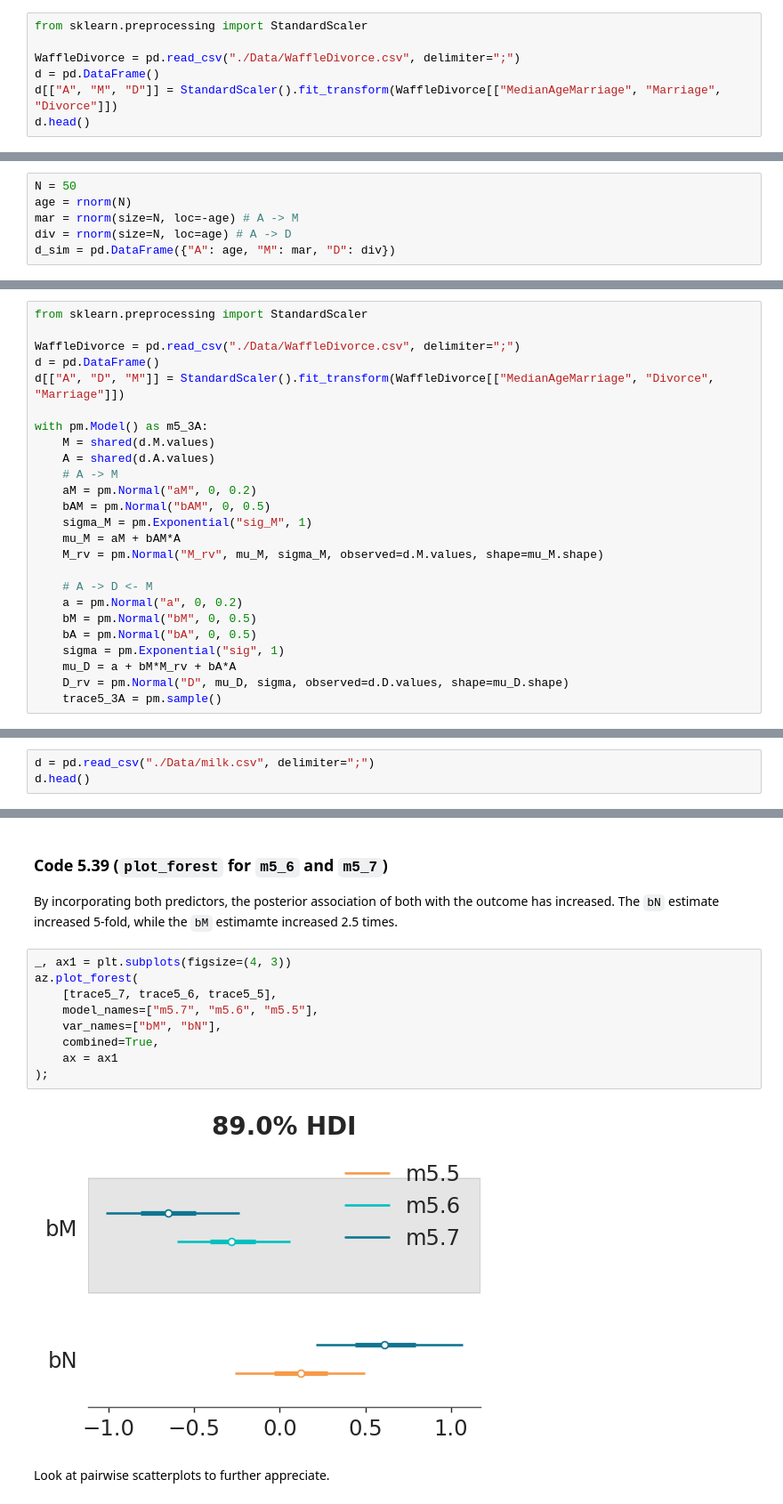
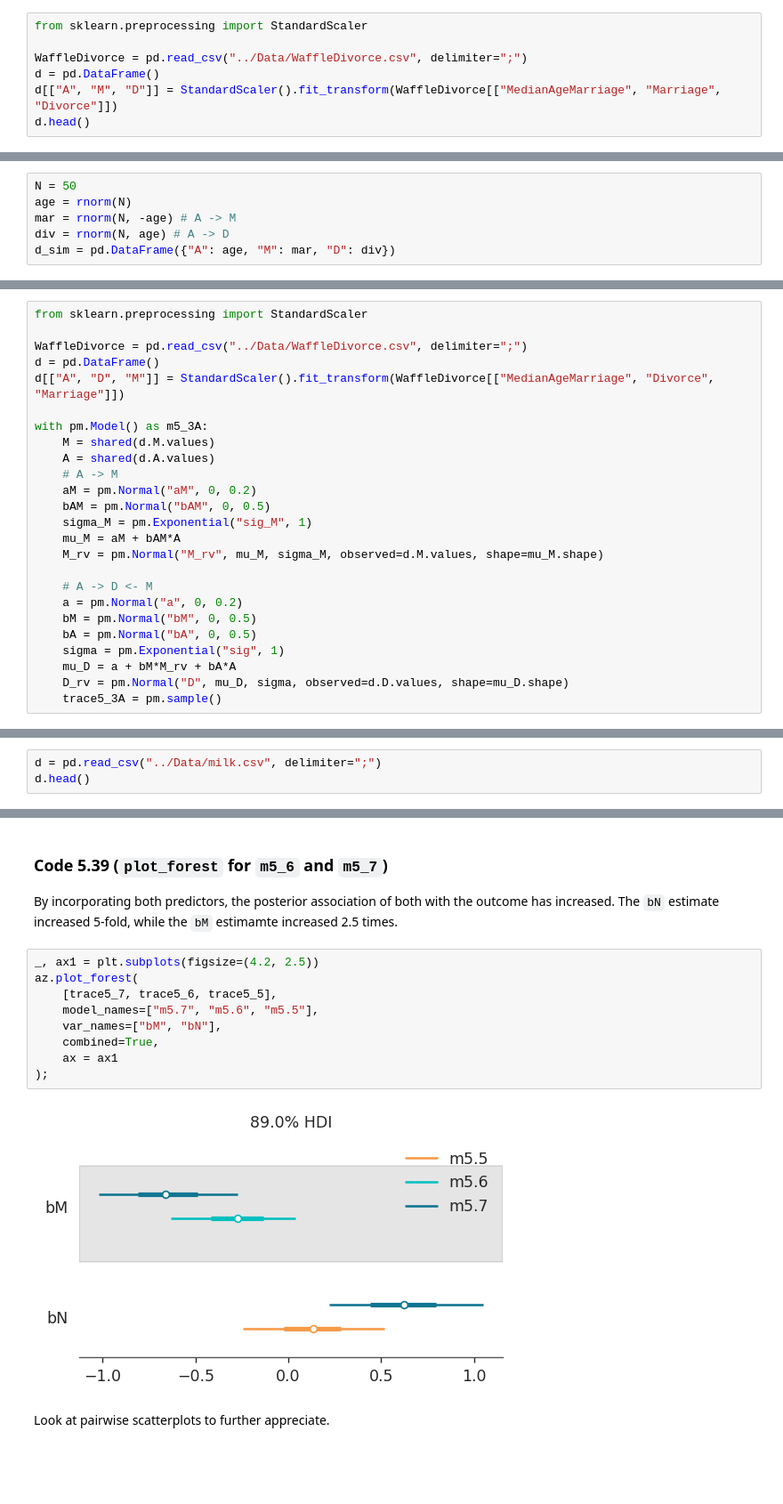
Before and after one commit to jaredxfeng/rethinking, a Jupyter notebook: notebooks/ch5_multReg.ipynb, the cells around one changed output, grey strips where cells are left out. Shown at 89% size. Drawn from its saved outputs; the diff is of its cells as text; blank space fills up the shorter version.

```diff
--- a/notebooks/ch5_multReg.ipynb
+++ b/notebooks/ch5_multReg.ipynb
@@ -70,7 +43,7 @@ Each data point represents a state. We care about the median age at marriage, ma
 # %%
 from sklearn.preprocessing import StandardScaler
 
-WaffleDivorce = pd.read_csv("./Data/WaffleDivorce.csv", delimiter=";")
+WaffleDivorce = pd.read_csv("../Data/WaffleDivorce.csv", delimiter=";")
 d = pd.DataFrame()
 d[["A", "M", "D"]] = StandardScaler().fit_transform(WaffleDivorce[["MedianAgeMarriage", "Marriage", "Divorce"]])
 d.head()
@@ -283,8 +256,8 @@ Overthinking: simulating the divorce example (spurious association)
 # %%
 N = 50
 age = rnorm(N)
-mar = rnorm(size=N, loc=-age) # A -> M
-div = rnorm(size=N, loc=age) # A -> D
+mar = rnorm(N, -age) # A -> M
+div = rnorm(N, age) # A -> D
 d_sim = pd.DataFrame({"A": age, "M": mar, "D": div})
 # %%
 with pm.Model() as m5_1_sim:
@@ -472,7 +445,7 @@ dag5_1.show();
 # %%
 from sklearn.preprocessing import StandardScaler
 
-WaffleDivorce = pd.read_csv("./Data/WaffleDivorce.csv", delimiter=";")
+WaffleDivorce = pd.read_csv("../Data/WaffleDivorce.csv", delimiter=";")
 d = pd.DataFrame()
 d[["A", "D", "M"]] = StandardScaler().fit_transform(WaffleDivorce[["MedianAgeMarriage", "Divorce", "Marriage"]])
 
@@ -588,7 +561,7 @@ Now we're gonna look at the composition of milk across primate species, and try
 # %% [markdown]
 ### Code 5.27 (read milk data)
 # %%
-d = pd.read_csv("./Data/milk.csv", delimiter=";")
+d = pd.read_csv("../Data/milk.csv", delimiter=";")
 d.head()
 # %% [output]
 |  | clade | species | kcal.per.g | perc.fat | perc.protein | perc.lactose | mass | neocortex.perc |
@@ -828,16 +801,16 @@ Sampling 4 chains for 1_000 tune and 1_000 draw iterations (4_000 + 4_000 draws
 
 By incorporating both predictors, the posterior association of both with the outcome has increased. The `bN` estimate increased 5-fold, while the `bM` estimamte increased 2.5 times.
 # %%
-_, ax1 = plt.subplots(figsize=(4, 3))
+_, ax1 = plt.subplots(figsize=(4.2, 2.5))
 az.plot_forest(
     [trace5_7, trace5_6, trace5_5],
     model_names=["m5.7", "m5.6", "m5.5"],
     var_names=["bM", "bN"],
     combined=True,
     ax = ax1
 );
 # %% [output]
-[figure, old version]
+[figure, new version]
 # %% [markdown]
 Look at pairwise scatterplots to further appreciate.
 # %%
```
Also changed, not shown: parts of 42 cells of this notebook, 9 other files.
